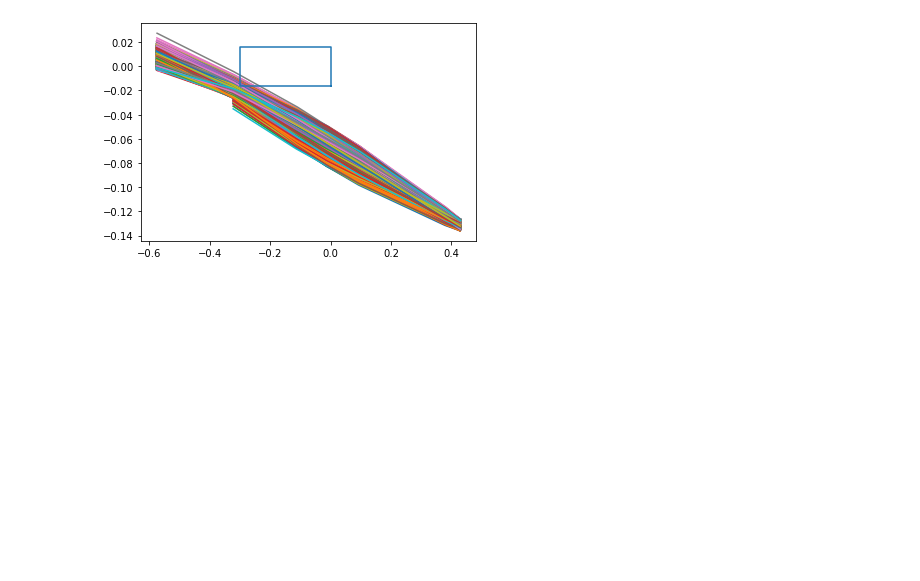
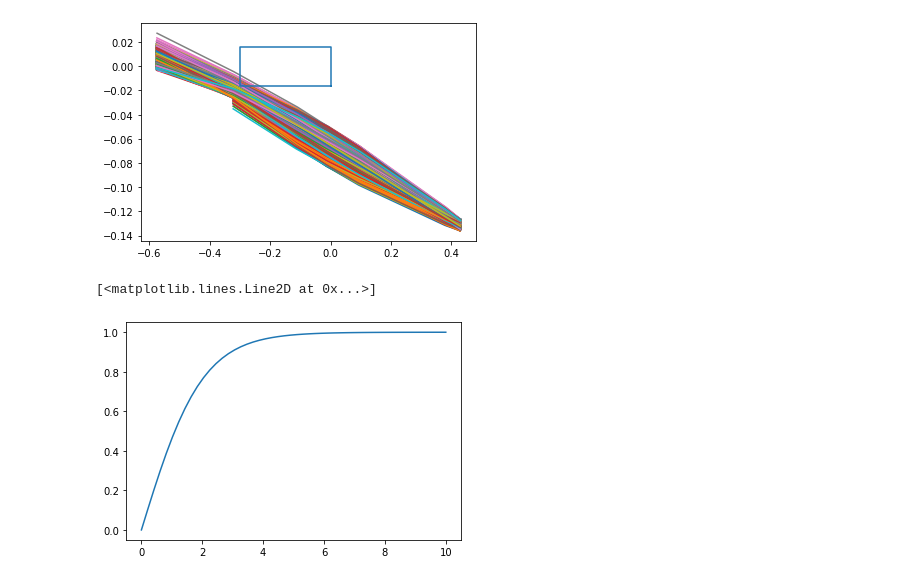
Before and after one commit to BillyTheKidPhysicist/storageRing, a Jupyter notebook: storageRingModel/notebook.ipynb, the cells around one changed output. Cells and saved outputs as stored; diff of their text form; code cells hidden in the pictures; blank space fills up the shorter version.

```diff
--- a/storageRingModel/notebook.ipynb
+++ b/storageRingModel/notebook.ipynb
@@ -167,3 +165,11 @@ model.latticeRing.elList[0]
+# %%
+from scipy.special import expit
+sigmoid=lambda x: 2*(expit(x)-.5)
+xArr=np.linspace(0,10)
+plt.plot(xArr,sigmoid(xArr))
+# %% [output]
+[<matplotlib.lines.Line2D at 0x...>]
+[figure, added]
 # %%
 swarmInjectorTraced.particles[5].elPhaseSpaceLog[-1][0]
 # %%
```
Also changed, not shown: parts of 1 cell of this notebook, 5 other files.
